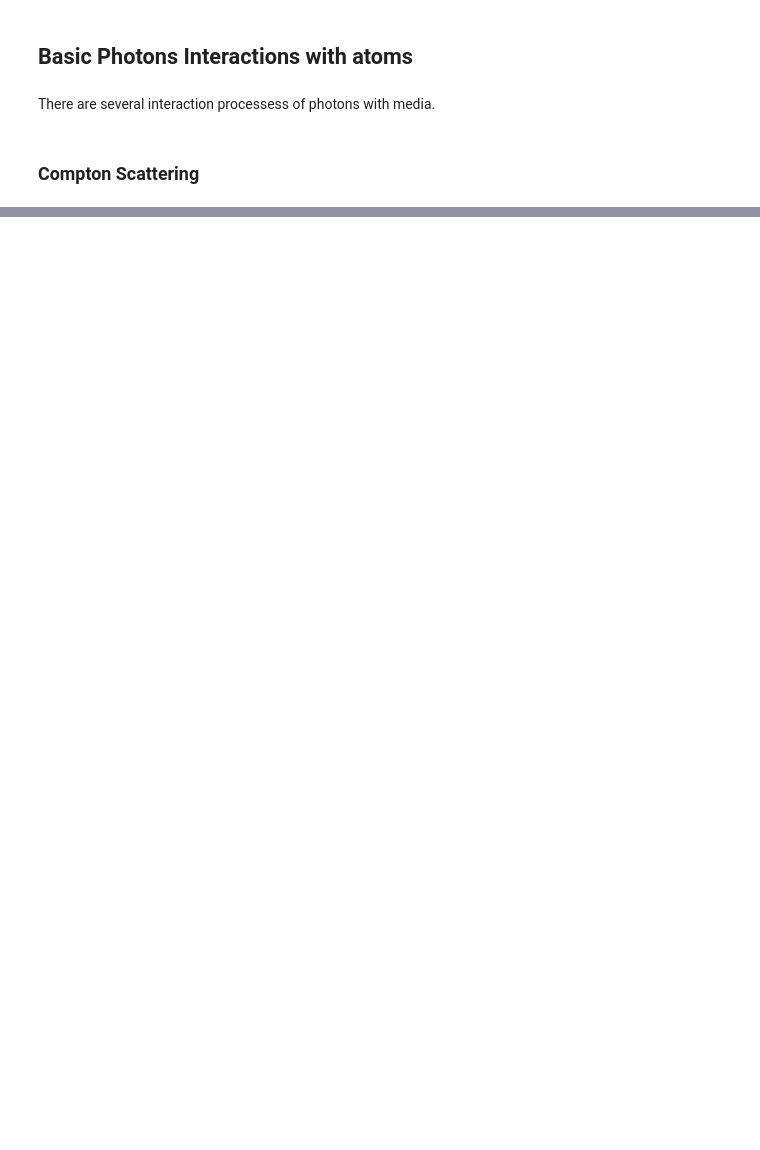
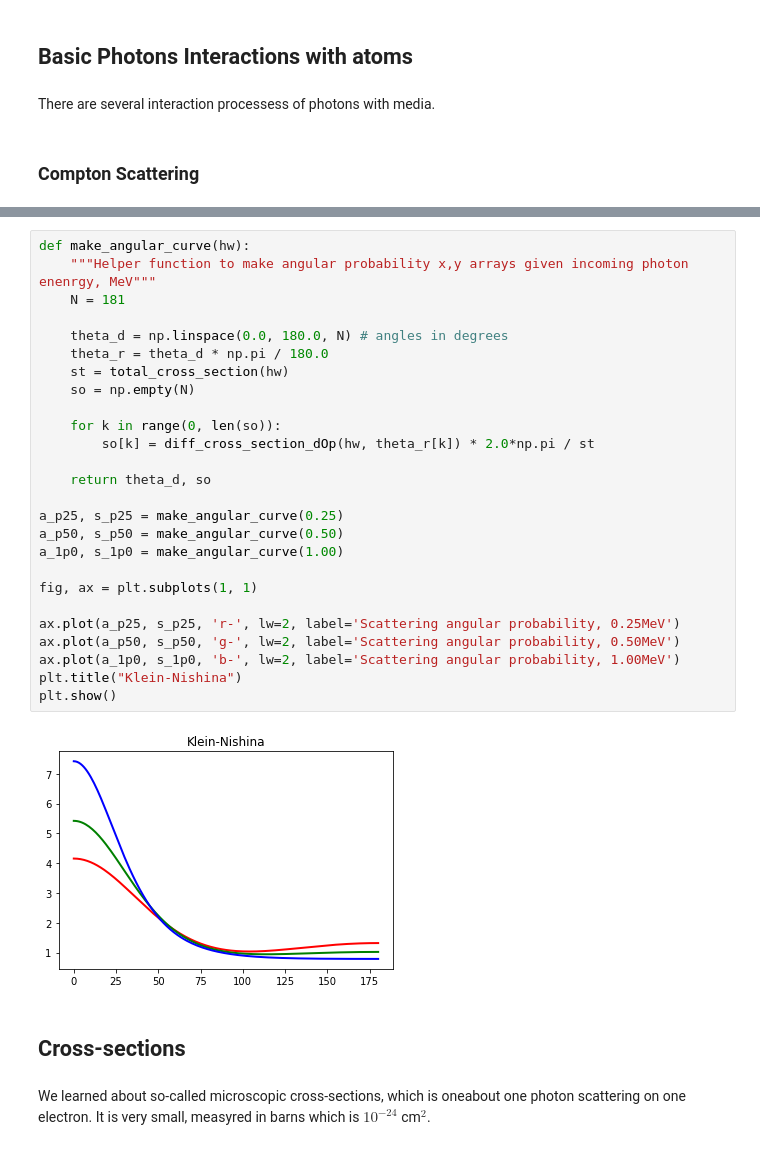
Before and after one commit to Tatiana-Krivosheev/Radiation-Transport-with-Monte-Carlo, a Jupyter notebook: GammaTransport.ipynb, the cells around one changed output, grey strips where cells are left out. Saved outputs shown, nothing was run; the diff lists cells and outputs as text; blank space fills up the shorter version.

```diff
--- a/GammaTransport.ipynb
+++ b/GammaTransport.ipynb
@@ -106,0 +191,32 @@ $$
+# %%
+def make_angular_curve(hw):
+    """Helper function to make angular probability x,y arrays given incoming photon enenrgy, MeV"""
+    N = 181
+
+    theta_d = np.linspace(0.0, 180.0, N) # angles in degrees
+    theta_r = theta_d * np.pi / 180.0
+    st = total_cross_section(hw)
+    so = np.empty(N)
+
+    for k in range(0, len(so)):
+        so[k] = diff_cross_section_dOp(hw, theta_r[k]) * 2.0*np.pi / st
+
+    return theta_d, so
+
+a_p25, s_p25 = make_angular_curve(0.25)
+a_p50, s_p50 = make_angular_curve(0.50)
+a_1p0, s_1p0 = make_angular_curve(1.00)
+
+fig, ax = plt.subplots(1, 1)
+
+ax.plot(a_p25, s_p25, 'r-', lw=2, label='Scattering angular probability, 0.25MeV')
+ax.plot(a_p50, s_p50, 'g-', lw=2, label='Scattering angular probability, 0.50MeV')
+ax.plot(a_1p0, s_1p0, 'b-', lw=2, label='Scattering angular probability, 1.00MeV')
+plt.title("Klein-Nishina")
+plt.show()
+# %% [output]
+[figure, added]
+# %% [markdown]
+## Cross-sections
+# %% [markdown]
+We learned about so-called microscopic cross-sections, which is oneabout one photon scattering on one electron. It is very small, measyred in barns which is $10^{-24}$ cm$^2$.
```
Also changed, not shown: parts of 10 cells of this notebook, 1 other file.
